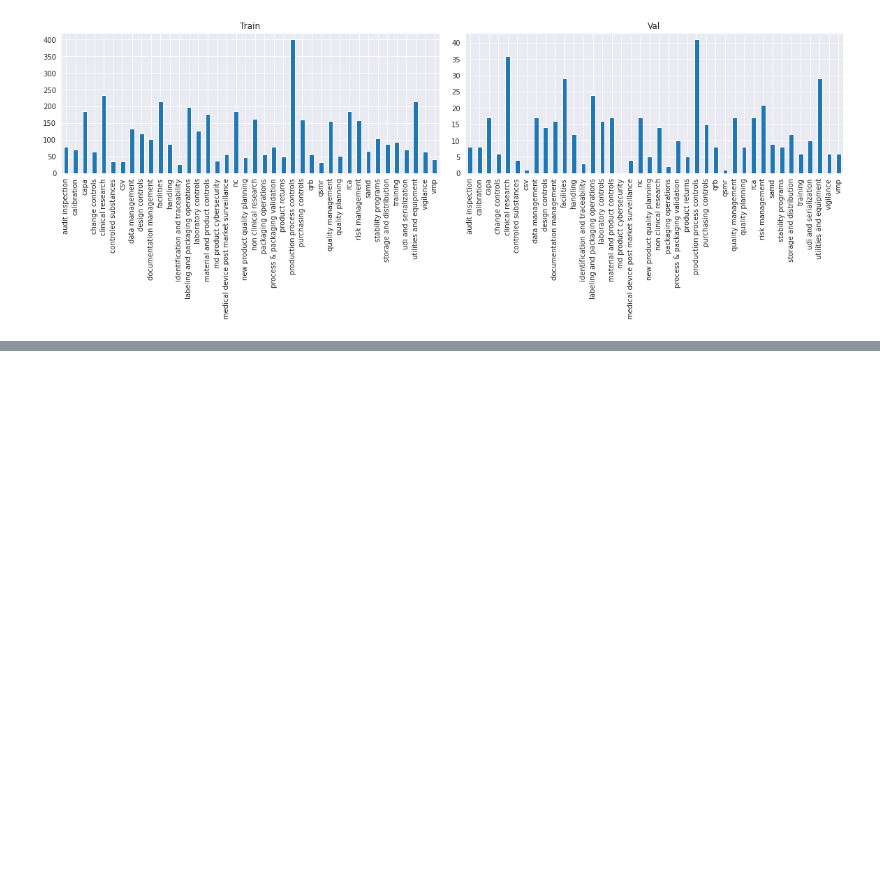
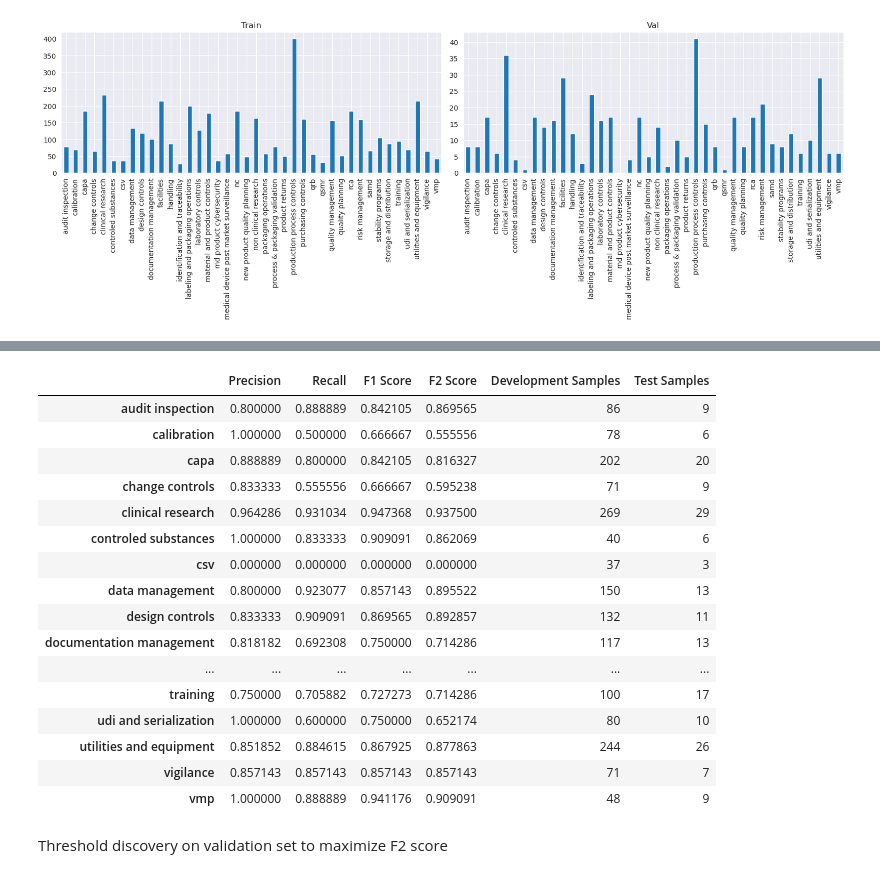
Before and after one commit to vishu-tyagi/JNJ-Capstone-Project, a Jupyter notebook: notebooks/bert_evaluation.ipynb, the cells around one changed output, grey strips where cells are left out. Drawn from its saved outputs; the diff is of its cells as text; code cells hidden in the pictures; blank space fills up the shorter version.

```diff
--- a/notebooks/bert_evaluation.ipynb
+++ b/notebooks/bert_evaluation.ipynb
@@ -420,0 +383,4 @@ eval = CustomEvaluation()
+# %%
+y_pred_test = np.where(y_pred_probab_test > .5, 1, 0)
+
+eval.compute_sample_wise_metrics(y_true=y_true_test, y_pred=y_pred_test)
@@ -421,3 +395,30 @@ eval = CustomEvaluation()
+# %%
+eval.compute_label_wise_metrics(
+    y_true=y_true_test,
+    y_pred=y_pred_test,
+    labels=features.mlb.classes_,
+    dev_samples=Y_dev.to_numpy().sum(axis=0).tolist()
+)
+# %% [output]
+|  | Precision | Recall | F1 Score | F2 Score | Development Samples | Test Samples |
+| audit inspection | 0.800000 | 0.888889 | 0.842105 | 0.869565 | 86 | 9 |
+| calibration | 1.000000 | 0.500000 | 0.666667 | 0.555556 | 78 | 6 |
+| capa | 0.888889 | 0.800000 | 0.842105 | 0.816327 | 202 | 20 |
+| change controls | 0.833333 | 0.555556 | 0.666667 | 0.595238 | 71 | 9 |
+| clinical research | 0.964286 | 0.931034 | 0.947368 | 0.937500 | 269 | 29 |
+| controled substances | 1.000000 | 0.833333 | 0.909091 | 0.862069 | 40 | 6 |
+| csv | 0.000000 | 0.000000 | 0.000000 | 0.000000 | 37 | 3 |
+| data management | 0.800000 | 0.923077 | 0.857143 | 0.895522 | 150 | 13 |
+| design controls | 0.833333 | 0.909091 | 0.869565 | 0.892857 | 132 | 11 |
+| documentation management | 0.818182 | 0.692308 | 0.750000 | 0.714286 | 117 | 13 |
+| ... | ... | ... | ... | ... | ... | ... |
+| training | 0.750000 | 0.705882 | 0.727273 | 0.714286 | 100 | 17 |
+| udi and serialization | 1.000000 | 0.600000 | 0.750000 | 0.652174 | 80 | 10 |
+| utilities and equipment | 0.851852 | 0.884615 | 0.867925 | 0.877863 | 244 | 26 |
+| vigilance | 0.857143 | 0.857143 | 0.857143 | 0.857143 | 71 | 7 |
+| vmp | 1.000000 | 0.888889 | 0.941176 | 0.909091 | 48 | 9 |
+# %% [markdown]
+Threshold discovery on validation set to maximize F2 score
 # %%
 thresholds = eval.threshold_discovery(y_true_val, y_pred_probab_val)
 # %%
```
Also changed, not shown: parts of 26 cells of this notebook, 13 other files.
